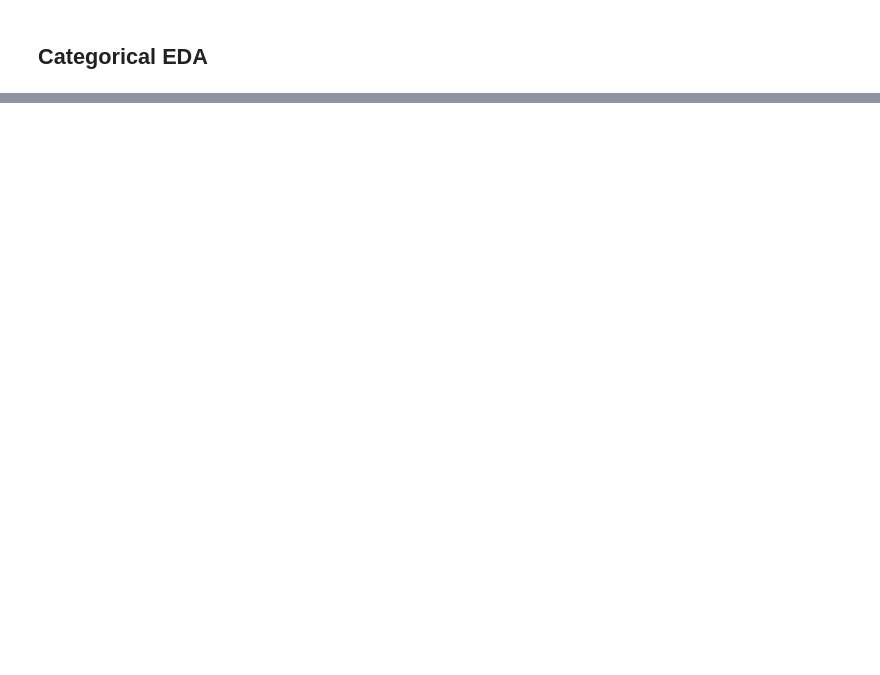
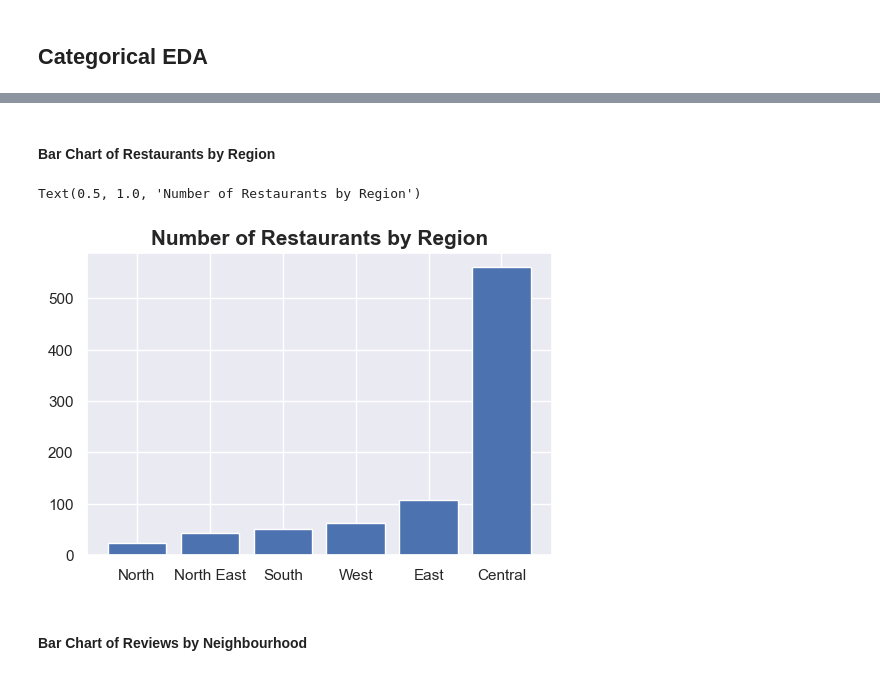
Before and after one commit to sabyeo/bt4221, a Jupyter notebook: scrape/restaurant-data/eda.ipynb, the cells around one changed output, grey strips where cells are left out. Saved outputs shown, nothing was run; the diff lists cells and outputs as text; code cells hidden in the pictures; blank space fills up the shorter version.

```diff
--- a/scrape/restaurant-data/eda.ipynb
+++ b/scrape/restaurant-data/eda.ipynb
@@ -241,0 +289,4 @@ No. restaurants: 845
+# %%
+for category in list_cleaned_categories:
+    print(category)
+    cleaned_data[category] = cleaned_data['cleaned_categories'].apply(lambda x: 1 if category in x else 0)
@@ -241,0 +313,6 @@ No. restaurants: 845
+# %%
+neighbourhood_to_region_mapping = pd.read_excel('neighbourhood_to_region_mapping.xlsx')
+neighbourhood_to_region_mapping['neighbourhood'] = neighbourhood_to_region_mapping['neighbourhood'].apply(lambda x: x.replace('\xa0',''))
+neighbourhood_to_region_mapping = neighbourhood_to_region_mapping.set_index('neighbourhood').T.to_dict('records')[0]
+# %%
+cleaned_data['region'] = cleaned_data['neighbourhood'].apply(lambda x: neighbourhood_to_region_mapping[x])
@@ -245,0 +398,12 @@ cleaned_data.to_csv('all_restaurant_reviews.csv')
+# %% [markdown]
+#### Bar Chart of Restaurants by Region
+# %%
+num_rest_by_region = pd.DataFrame(cleaned_data.groupby('region')['url'].nunique()).reset_index().sort_values('url')
+# %%
+plt.bar(num_rest_by_region['region'],num_rest_by_region['url'])
+plt.title('Number of Restaurants by Region', fontsize=15, fontweight='bold')
+# %% [output]
+Text(0.5, 1.0, 'Number of Restaurants by Region')
+[figure, added]
+# %% [markdown]
+#### Bar Chart of Reviews by Neighbourhood
```
Also changed, not shown: parts of 31 cells of this notebook, 2 other files.
